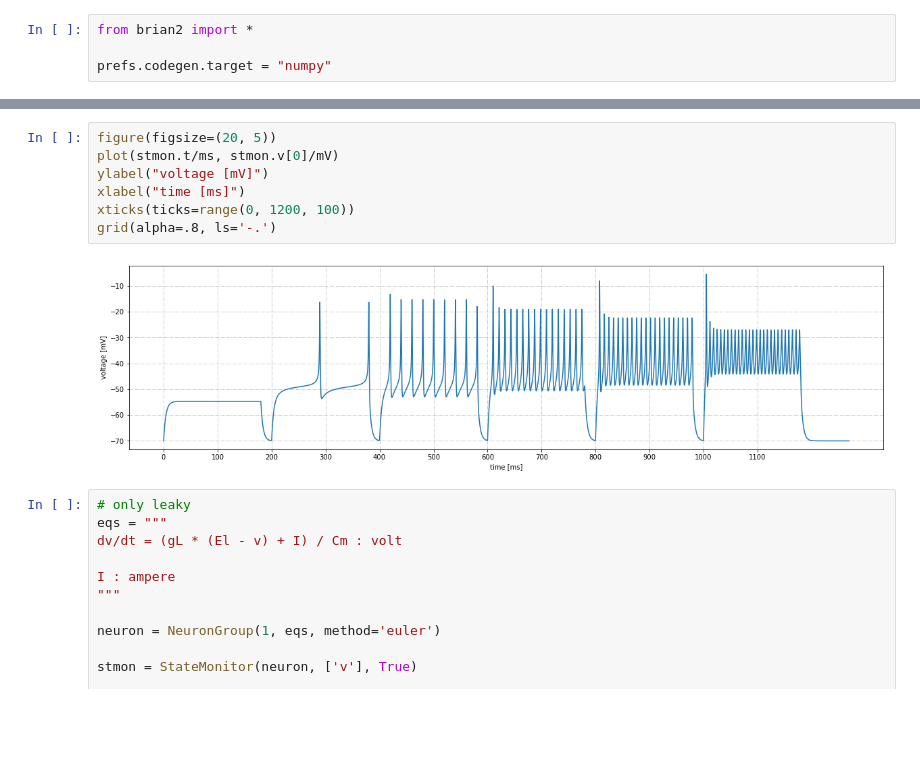
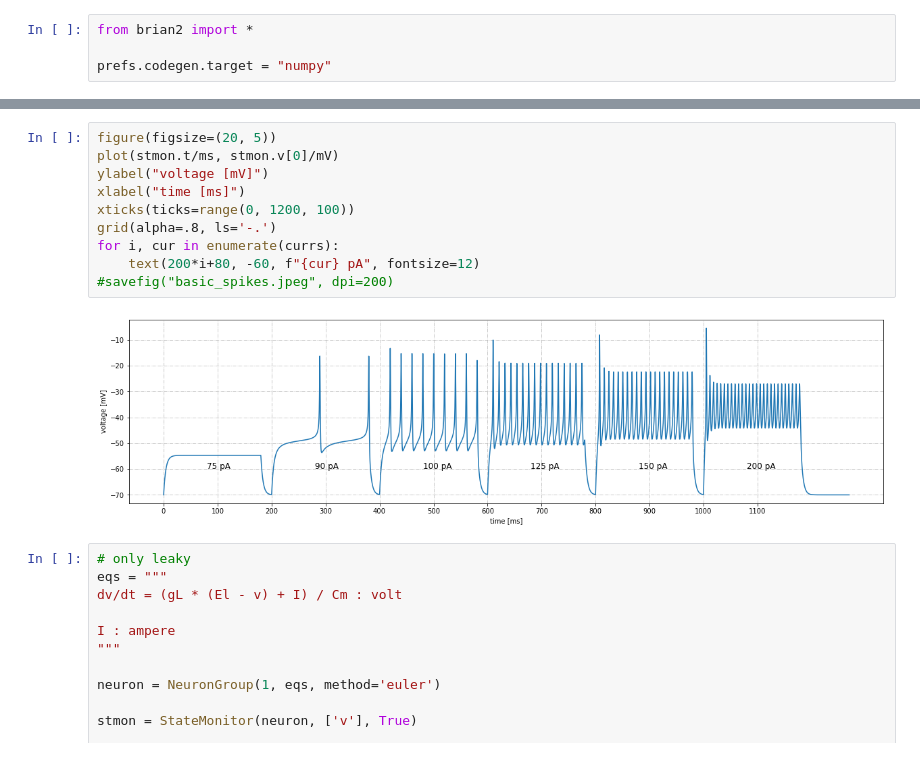
Before and after one commit to shcecter/nocimod, a Jupyter notebook: simplest_spiking.ipynb, the cells around one changed output, grey strips where cells are left out. Cells and saved outputs as stored; diff of their text form; blank space fills up the shorter version.

```diff
--- a/simplest_spiking.ipynb
+++ b/simplest_spiking.ipynb
@@ -73,12 +64,15 @@ run(70*ms)
 # %%
 figure(figsize=(20, 5))
 plot(stmon.t/ms, stmon.v[0]/mV)
 ylabel("voltage [mV]")
 xlabel("time [ms]")
 xticks(ticks=range(0, 1200, 100))
 grid(alpha=.8, ls='-.')
+for i, cur in enumerate(currs):
+    text(200*i+80, -60, f"{cur} pA", fontsize=12)
+#savefig("basic_spikes.jpeg", dpi=200)
 # %% [output]
-[figure, old version]
+[figure, new version]
 # %%
 # only leaky
 eqs = """
```
Also changed, not shown: parts of 15 cells of this notebook, 3 other files.
